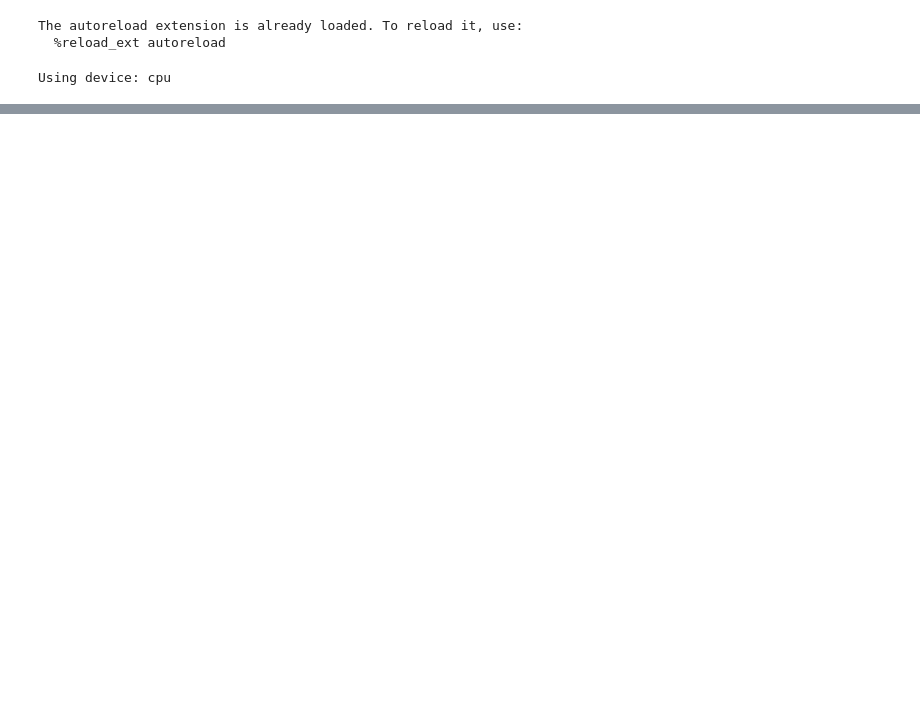
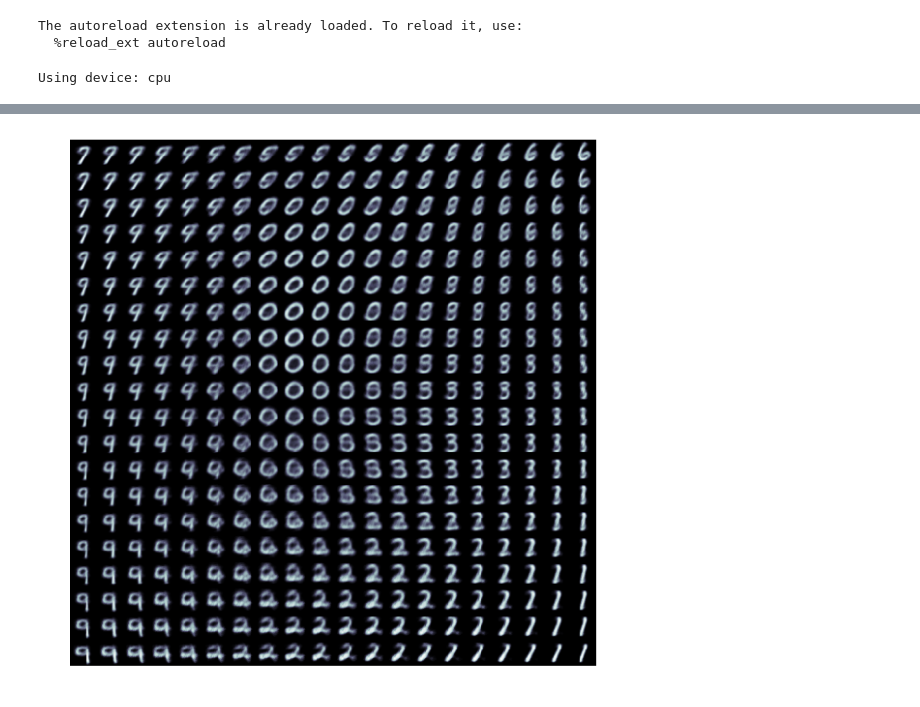
Before and after one commit to matthiasbrix/vae-models, a Jupyter notebook: src/1_vae.ipynb, the cells around one changed output, grey strips where cells are left out. Saved outputs shown, nothing was run; the diff lists cells and outputs as text; code cells hidden in the pictures; blank space fills up the shorter version.

```diff
--- a/src/1_vae.ipynb
+++ b/src/1_vae.ipynb
@@ -141,0 +156,8 @@ else:
+# %%
+# Visualizations of learned data manifold for generative models with two-dimensional latent space
+if solver.z_dim == 2:
+    plot_vis_latent_manifold(solver)
+else:
+    print("Plot is not possible as dimension of z is not 2")
+# %% [output]
+[figure, added]
```
Also changed, not shown: parts of 10 cells of this notebook, 6 other files.
